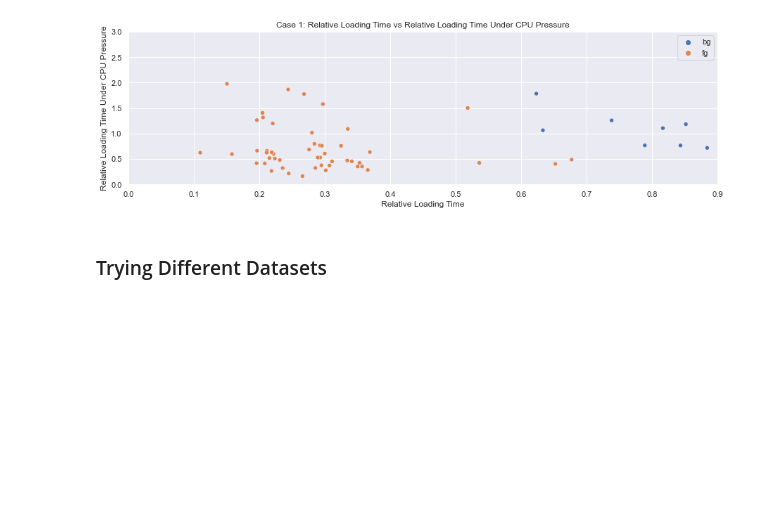
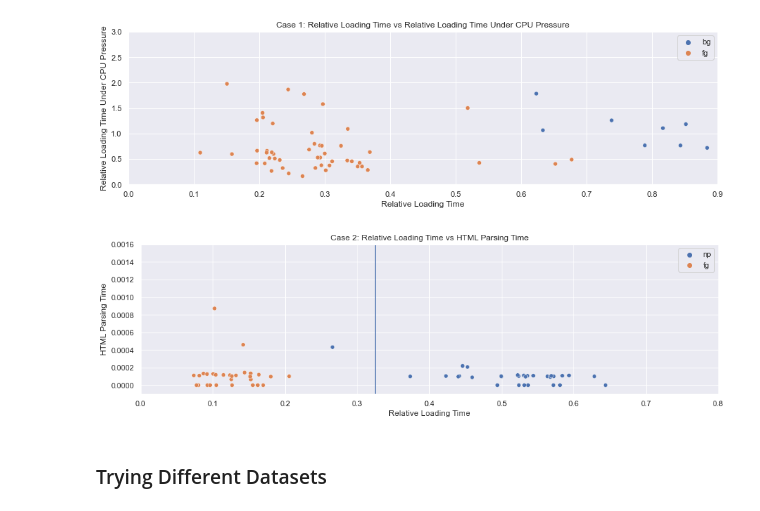
Before and after one commit to haoyt5/browser-security-sv1, a Jupyter notebook: cleaning_graphing_modeling.ipynb, the cells around one changed output. Cells and saved outputs as stored; diff of their text form; code cells hidden in the pictures; blank space fills up the shorter version.

```diff
--- a/cleaning_graphing_modeling.ipynb
+++ b/cleaning_graphing_modeling.ipynb
@@ -225,17 +240,8 @@ def get_splits(df, x1, x2):
     # X,y are ordered
 
     # get training and testing sets
-    # 70% train, 10% validation, 20% test
-    size = len(df)
-    print(size)
-    split_idx = (size // 5) * 4
-    print(split_idx)
-    indices = [i for i in range(size)]
-    random.shuffle(indices)
-    X_train = X[indices[:split_idx]]
-    y_train = y[indices[:split_idx]]
-    X_test = X[indices[split_idx:size]]
-    y_test = y[indices[split_idx:size]]
+    # 80% train, 20% test
+    X_train, X_test, y_train, y_test = train_test_split(X, y, stratify=y, test_size = 0.2)
 
     return X_train, y_train, X_test, y_test
 # %%
@@ -605,0 +618,4 @@ graph_firstRun(df, delta=True, title="Relative Loading Times", show_outliers=Tru
+# %%
+graph_secondRun(df, "2", svm=svm2)
+# %% [output]
+[figure, added]
```
Also changed, not shown: parts of 49 cells of this notebook.
